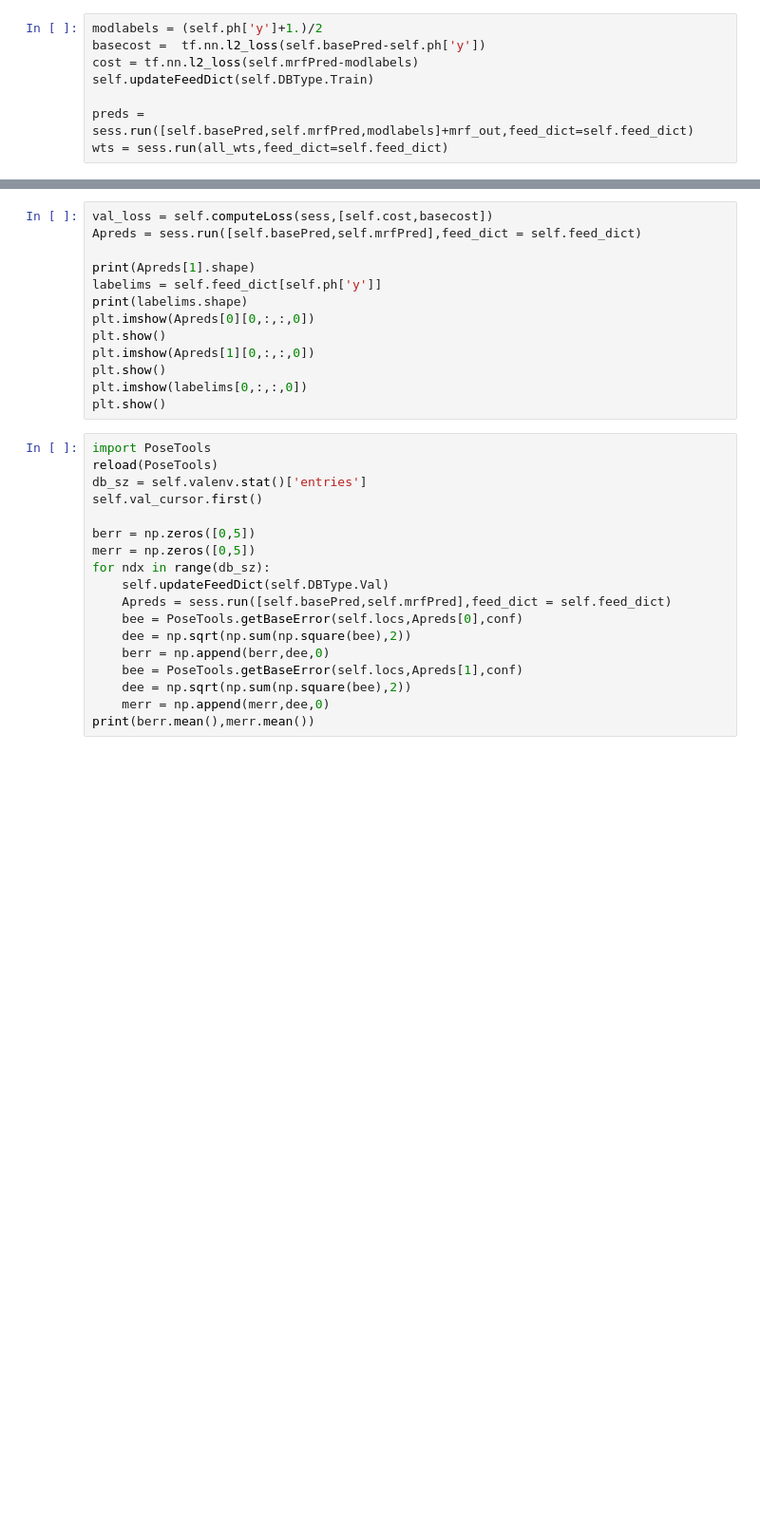
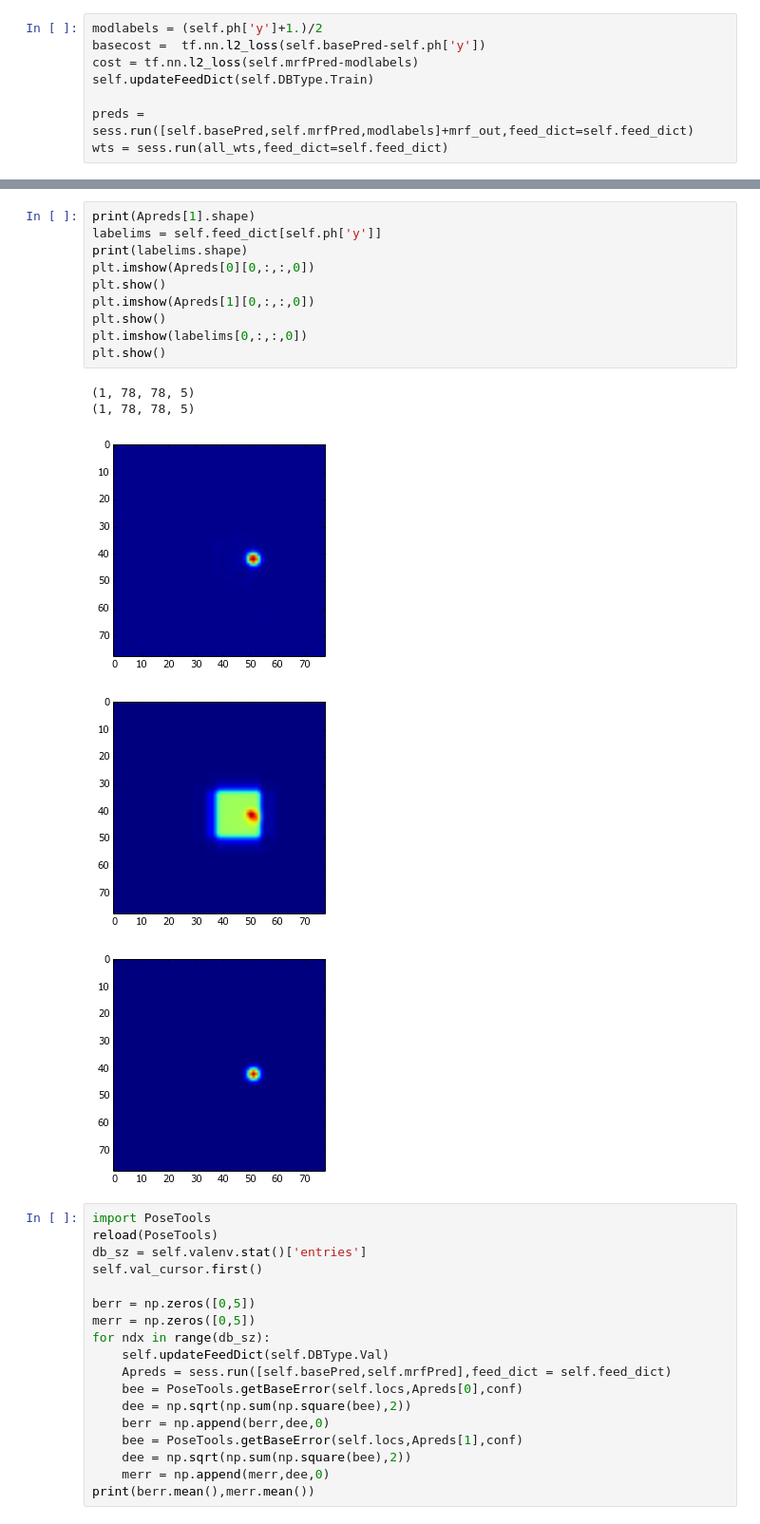
Before and after one commit to mkabra/poseTF, a Jupyter notebook: cellCodeHead.ipynb, the cells around one changed output, grey strips where cells are left out. Shown at 95% size. Saved outputs shown, nothing was run; the diff lists cells and outputs as text; blank space fills up the shorter version.

```diff
--- a/cellCodeHead.ipynb
+++ b/cellCodeHead.ipynb
@@ -1329,16 +1416,19 @@ Initializing variable:mrf/mrf_4/biases/Adam_1:0
 # %%
-val_loss = self.computeLoss(sess,[self.cost,basecost])
-Apreds = sess.run([self.basePred,self.mrfPred],feed_dict = self.feed_dict)
-
 print(Apreds[1].shape)
 labelims = self.feed_dict[self.ph['y']]
 print(labelims.shape)
 plt.imshow(Apreds[0][0,:,:,0])
 plt.show()
 plt.imshow(Apreds[1][0,:,:,0])
 plt.show()
 plt.imshow(labelims[0,:,:,0])
 plt.show()
+# %% [output]
+(1, 78, 78, 5)
+(1, 78, 78, 5)
+[figure, added]
+[figure, added]
+[figure, added]
 # %%
 import PoseTools
 reload(PoseTools)
```
Also changed, not shown: parts of 5 cells of this notebook, 4 other files.
